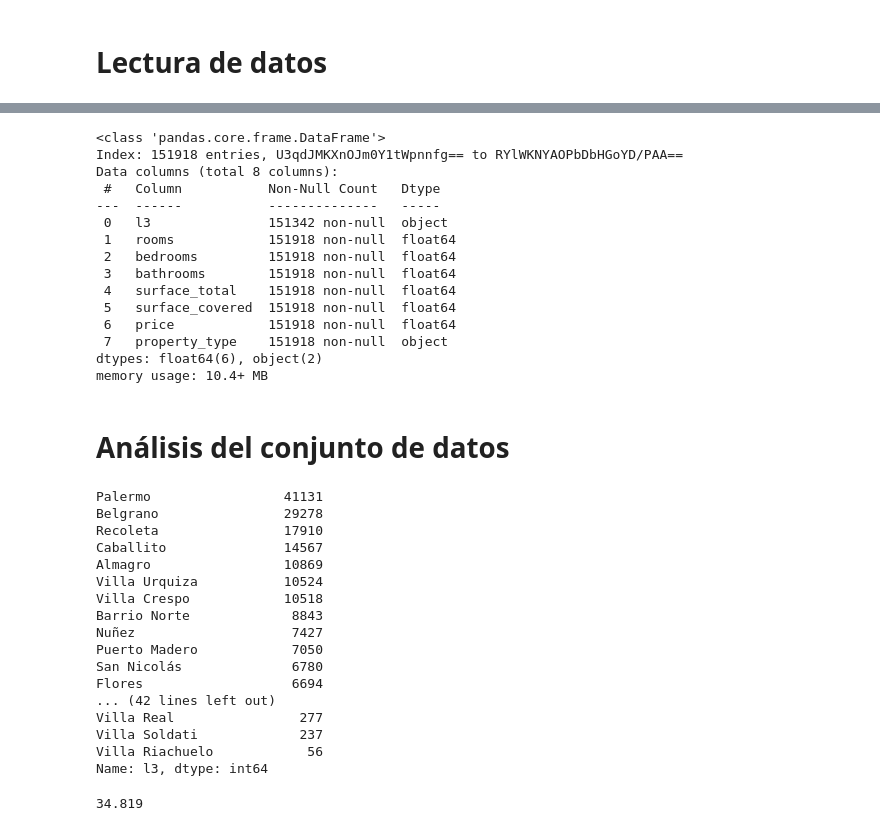
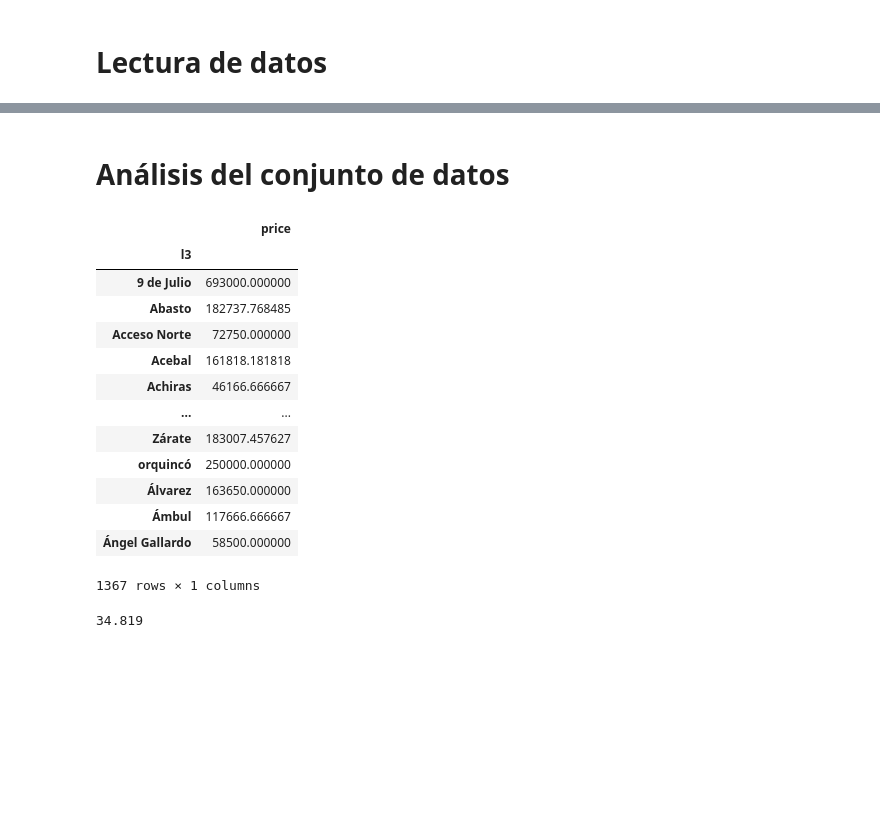
Before and after one commit to NNunezManzano/Predicci-n-precio-de-propiedades, a Jupyter notebook: TP_individual_docker.ipynb, the cells around one changed output, grey strips where cells are left out. Cells and saved outputs as stored; diff of their text form; code cells hidden in the pictures; blank space fills up the shorter version.

```diff
--- a/TP_individual_docker.ipynb
+++ b/TP_individual_docker.ipynb
@@ -75,44 +31,23 @@ memory usage: 16.4+ MB
-# %%
-df.info()
-# %% [output]
-<class 'pandas.core.frame.DataFrame'>
-Index: 151918 entries, U3qdJMKXnOJm0Y1tWpnnfg== to RYlWKNYAOPbDbHGoYD/PAA==
-Data columns (total 8 columns):
- #   Column           Non-Null Count   Dtype
----  ------           --------------   -----
- 0   l3               151342 non-null  object
- 1   rooms            151918 non-null  float64
- 2   bedrooms         151918 non-null  float64
- 3   bathrooms        151918 non-null  float64
- 4   surface_total    151918 non-null  float64
- 5   surface_covered  151918 non-null  float64
- 6   price            151918 non-null  float64
- 7   property_type    151918 non-null  object
-dtypes: float64(6), object(2)
-memory usage: 10.4+ MB
 # %% [markdown]
 # Análisis del conjunto de datos
 # %%
 #analizamos los valores de las distintas variables
-df.l3.value_counts()
+df[["l3","price"]].groupby(['l3']).mean()
 # %% [output]
+|  | price |
+| l3 |  |
+| 9 de Julio | 693000.000000 |
+| Abasto | 182737.768485 |
+| Acceso Norte | 72750.000000 |
+| Acebal | 161818.181818 |
+| Achiras | 46166.666667 |
+| ... | ... |
+| Zárate | 183007.457627 |
+| orquincó | 250000.000000 |
+| Álvarez | 163650.000000 |
+| Ámbul | 117666.666667 |
+| Ángel Gallardo | 58500.000000 |
-Palermo                 41131
-Belgrano                29278
-Recoleta                17910
-Caballito               14567
-Almagro                 10869
-Villa Urquiza           10524
-Villa Crespo            10518
-Barrio Norte             8843
-Nuñez                    7427
-Puerto Madero            7050
-San Nicolás              6780
-Flores                   6694
-... (42 lines left out)
-Villa Real                277
-Villa Soldati             237
-Villa Riachuelo            56
-Name: l3, dtype: int64
+1367 rows × 1 columns
 # %%
 df_pred.l4.max()
 # %% [output]
```
Also changed, not shown: parts of 4 cells of this notebook.
